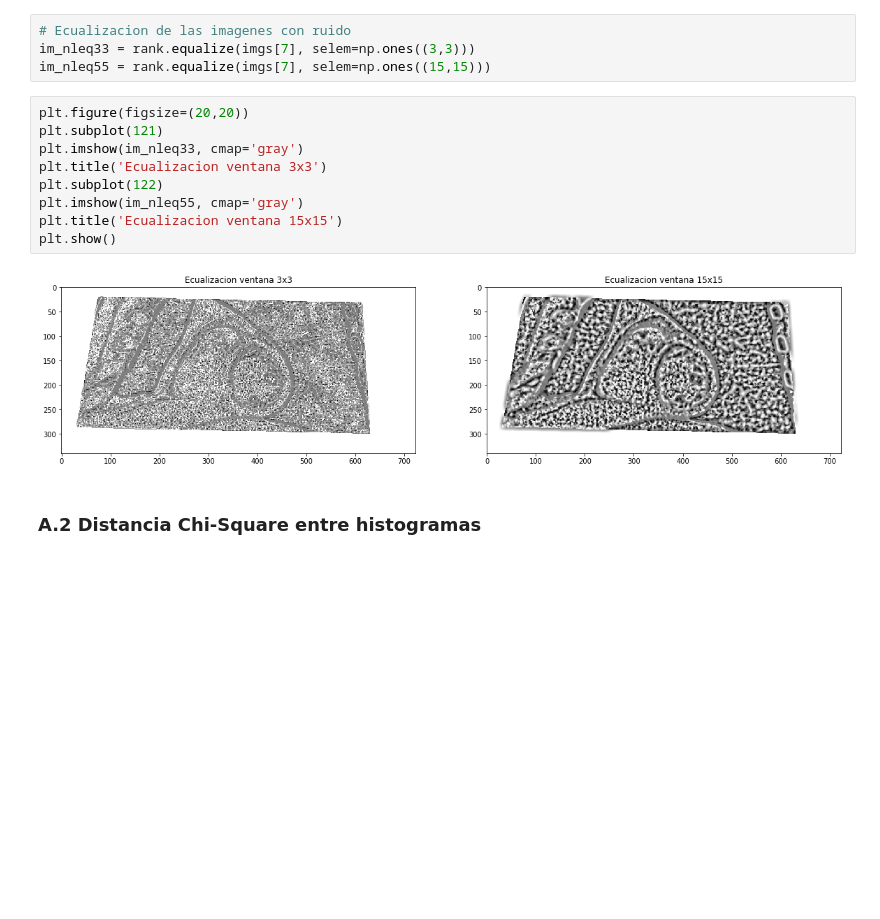
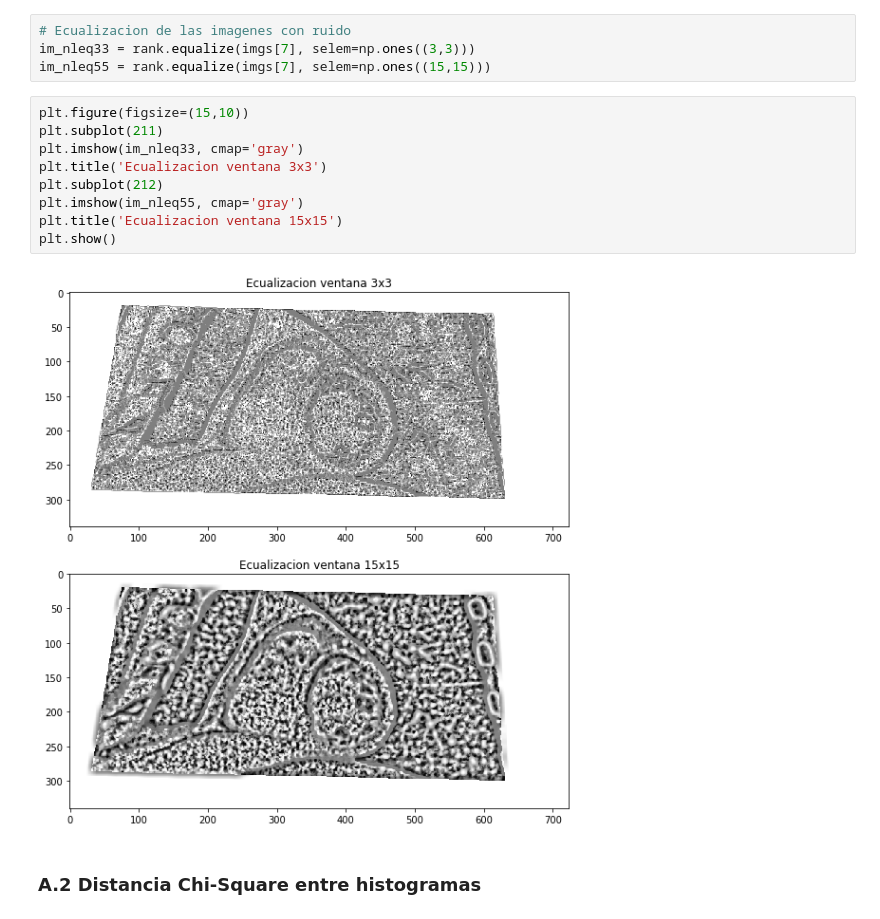
Before and after one commit to sjukdom/reconocimiento-de-patrones, a Jupyter notebook: Practica 3/Practica_3.ipynb, the cells around one changed output. Drawn from its saved outputs; the diff is of its cells as text; blank space fills up the shorter version.

```diff
--- a/Practica 3/Practica_3.ipynb
+++ b/Practica 3/Practica_3.ipynb
@@ -73,16 +74,16 @@ plt.show()
 im_nleq33 = rank.equalize(imgs[7], selem=np.ones((3,3)))
 im_nleq55 = rank.equalize(imgs[7], selem=np.ones((15,15)))
 # %%
-plt.figure(figsize=(20,20))
-plt.subplot(121)
+plt.figure(figsize=(15,10))
+plt.subplot(211)
 plt.imshow(im_nleq33, cmap='gray')
 plt.title('Ecualizacion ventana 3x3')
-plt.subplot(122)
+plt.subplot(212)
 plt.imshow(im_nleq55, cmap='gray')
 plt.title('Ecualizacion ventana 15x15')
 plt.show()
 # %% [output]
-[figure, old version]
+[figure, new version]
 # %% [markdown]
 ### A.2 Distancia Chi-Square entre histogramas
 # %%
```
Also changed, not shown: parts of 14 cells of this notebook.
